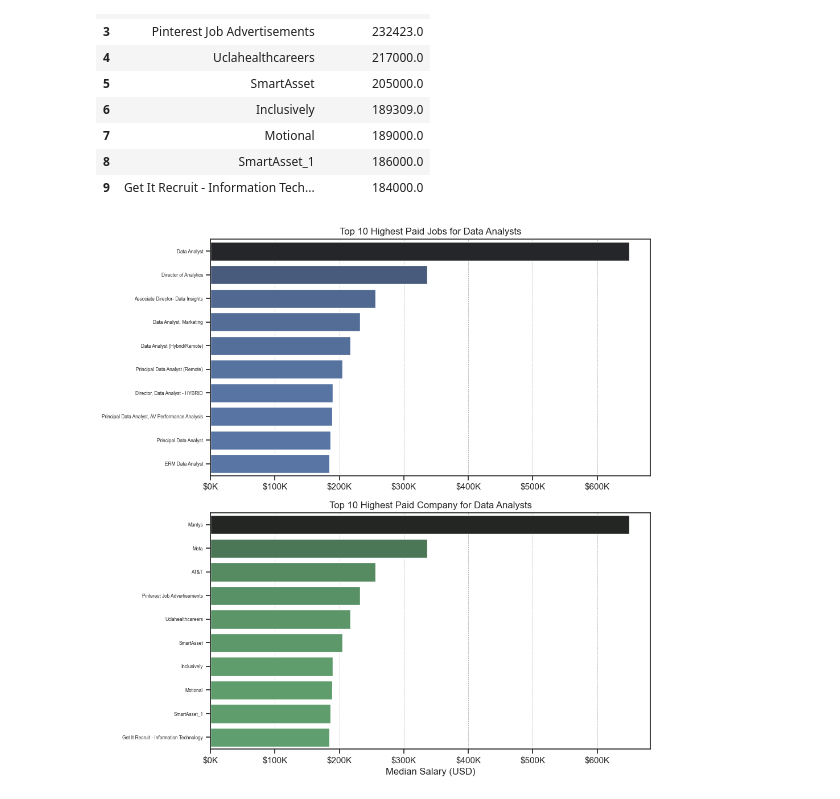
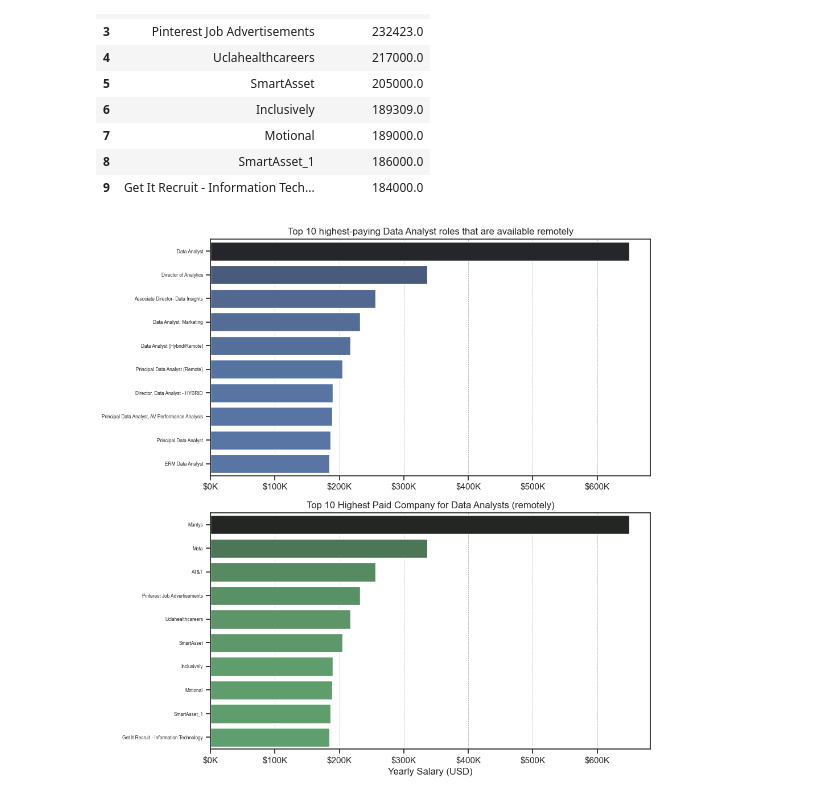
Before and after one commit to TomaszK94/SQL, a Jupyter notebook: Graphs/1_top_paying_jobs.ipynb, the cells around one changed output. Cells and saved outputs as stored; diff of their text form; code cells hidden in the pictures.

```diff
--- a/Graphs/1_top_paying_jobs.ipynb
+++ b/Graphs/1_top_paying_jobs.ipynb
@@ -62,28 +62,28 @@ df_2
 # %%
 fig, ax = plt.subplots(2, 1, figsize=(10, 10))
 
 sns.set_theme(style="ticks")
 sns.barplot(data=df_1, x="salary_year_avg", y="job_title", ax=ax[0], hue="salary_year_avg", palette="dark:b_r", legend=False)
 
 ax[0].grid(axis="x", color="gray", linestyle="--", linewidth=0.5, alpha=0.7, zorder=0)
-ax[0].set_title("Top 10 Highest Paid Jobs for Data Analysts")
+ax[0].set_title("Top 10 highest-paying Data Analyst roles that are available remotely")
 ax[0].set_ylabel("")
 ax[0].set_xlabel("")
 ax[0].xaxis.set_major_formatter(plt.FuncFormatter(lambda x, _: f"${int(x/1000)}K"))
 ax[0].tick_params(axis='y', labelsize=6)
 
 
 sns.barplot(data=df_2, x="salary_year_avg", y="company_name", ax=ax[1], hue="salary_year_avg", palette="dark:g_r", legend=False)
 
 ax[1].grid(axis="x", color="gray", linestyle="--", linewidth=0.5, alpha=0.7, zorder=0)
-ax[1].set_title("Top 10 Highest Paid Company for Data Analysts")
+ax[1].set_title("Top 10 Highest Paid Company for Data Analysts (remotely)")
 ax[1].set_ylabel("")
-ax[1].set_xlabel("Median Salary (USD)")
+ax[1].set_xlabel("Yearly Salary (USD)")
 ax[1].set_xlim(ax[0].get_xlim())
 ax[1].xaxis.set_major_formatter(plt.FuncFormatter(lambda x, _: f"${int(x/1000)}K"))
 ax[1].tick_params(axis='y', labelsize=6)
 
 fig.tight_layout()
 plt.show()
 # %% [output]
-[figure, old version]
+[figure, new version]
```
